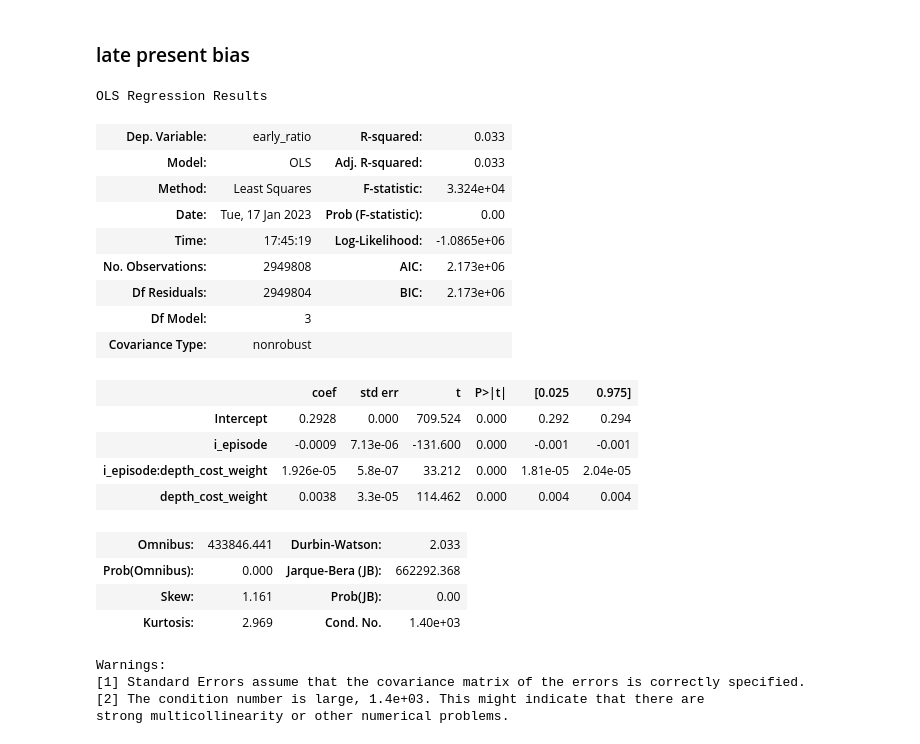
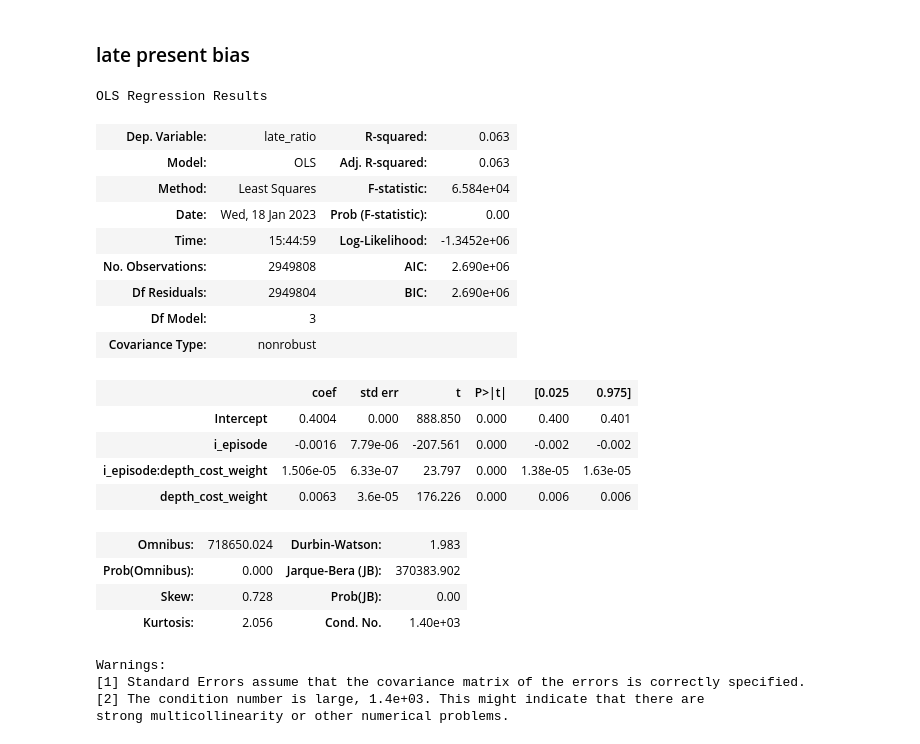
Before and after one commit to RationalityEnhancementGroup/planning-depth-differences, a Jupyter notebook: analysis/methods/learning/Simulated_regressions.ipynb, the cells around one changed output. Drawn from its saved outputs; the diff is of its cells as text; code cells hidden in the pictures.

Commit message:
fix mistake in late present bias formula

```diff
--- a/analysis/methods/learning/Simulated_regressions.ipynb
+++ b/analysis/methods/learning/Simulated_regressions.ipynb
@@ -598,31 +598,31 @@ strong multicollinearity or other numerical problems.
 # %% [markdown]
 ### late present bias
 # %%
-formula_late_present_bias = "early_ratio ~ i_episode + i_episode:depth_cost_weight + depth_cost_weight + 1"
+formula_late_present_bias = "late_ratio ~ i_episode + i_episode:depth_cost_weight + depth_cost_weight + 1"
 res = smf.ols(formula=formula_late_present_bias, data=grouped_data).fit(
                     missing="drop"
                 )
 res.summary()
 # %% [output]
 OLS Regression Results
-| Dep. Variable: | early_ratio | R-squared: | 0.033 |
-| Model: | OLS | Adj. R-squared: | 0.033 |
-| Method: | Least Squares | F-statistic: | 3.324e+04 |
-| Date: | Tue, 17 Jan 2023 | Prob (F-statistic): | 0.00 |
-| Time: | 17:45:19 | Log-Likelihood: | -1.0865e+06 |
-| No. Observations: | 2949808 | AIC: | 2.173e+06 |
-| Df Residuals: | 2949804 | BIC: | 2.173e+06 |
+| Dep. Variable: | late_ratio | R-squared: | 0.063 |
+| Model: | OLS | Adj. R-squared: | 0.063 |
+| Method: | Least Squares | F-statistic: | 6.584e+04 |
+| Date: | Wed, 18 Jan 2023 | Prob (F-statistic): | 0.00 |
+| Time: | 15:44:59 | Log-Likelihood: | -1.3452e+06 |
+| No. Observations: | 2949808 | AIC: | 2.690e+06 |
+| Df Residuals: | 2949804 | BIC: | 2.690e+06 |
 | Df Model: | 3 |  |  |
 | Covariance Type: | nonrobust |  |  |
 |  | coef | std err | t | P>|t| | [0.025 | 0.975] |
-| Intercept | 0.2928 | 0.000 | 709.524 | 0.000 | 0.292 | 0.294 |
-| i_episode | -0.0009 | 7.13e-06 | -131.600 | 0.000 | -0.001 | -0.001 |
-| i_episode:depth_cost_weight | 1.926e-05 | 5.8e-07 | 33.212 | 0.000 | 1.81e-05 | 2.04e-05 |
-| depth_cost_weight | 0.0038 | 3.3e-05 | 114.462 | 0.000 | 0.004 | 0.004 |
+| Intercept | 0.4004 | 0.000 | 888.850 | 0.000 | 0.400 | 0.401 |
+| i_episode | -0.0016 | 7.79e-06 | -207.561 | 0.000 | -0.002 | -0.002 |
+| i_episode:depth_cost_weight | 1.506e-05 | 6.33e-07 | 23.797 | 0.000 | 1.38e-05 | 1.63e-05 |
+| depth_cost_weight | 0.0063 | 3.6e-05 | 176.226 | 0.000 | 0.006 | 0.006 |
-| Omnibus: | 433846.441 | Durbin-Watson: | 2.033 |
-| Prob(Omnibus): | 0.000 | Jarque-Bera (JB): | 662292.368 |
-| Skew: | 1.161 | Prob(JB): | 0.00 |
-| Kurtosis: | 2.969 | Cond. No. | 1.40e+03 |
+| Omnibus: | 718650.024 | Durbin-Watson: | 1.983 |
+| Prob(Omnibus): | 0.000 | Jarque-Bera (JB): | 370383.902 |
+| Skew: | 0.728 | Prob(JB): | 0.00 |
+| Kurtosis: | 2.056 | Cond. No. | 1.40e+03 |
 Warnings:
 [1] Standard Errors assume that the covariance matrix of the errors is correctly specified.
 [2] The condition number is large, 1.4e+03. This might indicate that there are
```
Also changed, not shown: parts of 5 cells of this notebook.
